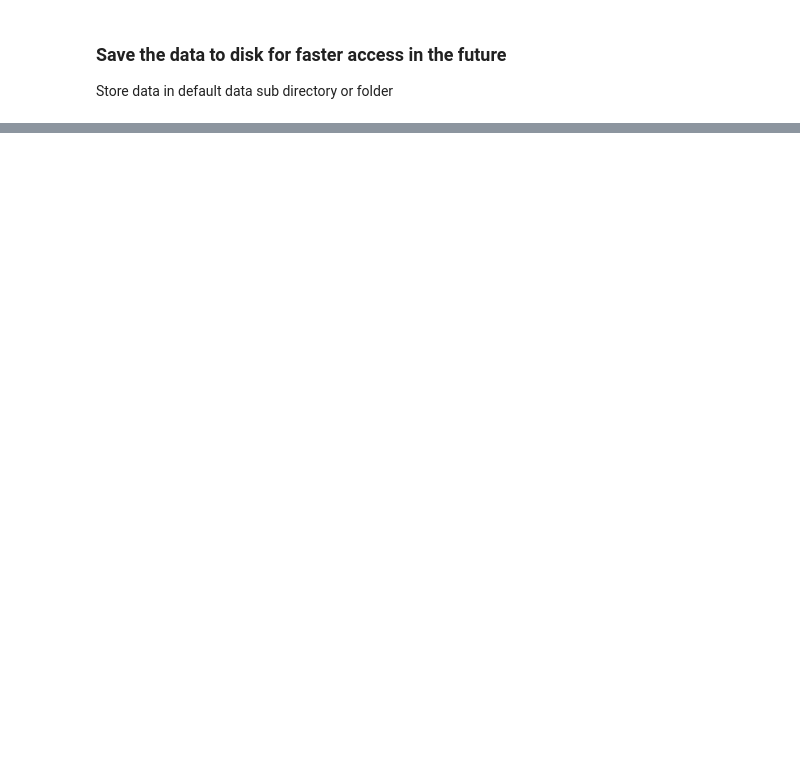
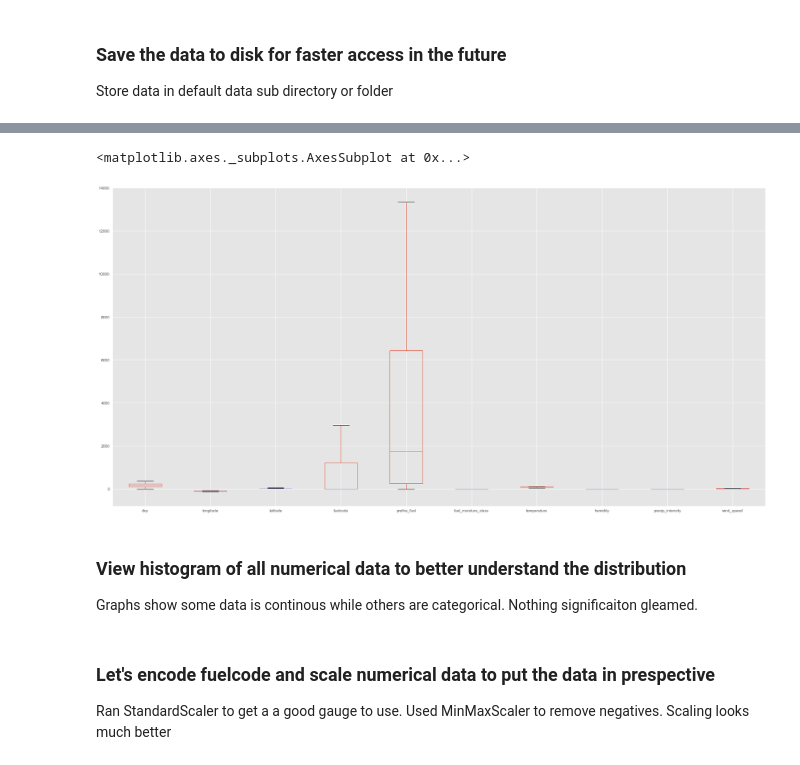
Before and after one commit to NahidGithub/Predicting-Wildfires, a Jupyter notebook: notebooks/Feature_Evaluation_Emissions_Data.ipynb, the cells around one changed output, grey strips where cells are left out. Saved outputs shown, nothing was run; the diff lists cells and outputs as text; code cells hidden in the pictures; blank space fills up the shorter version.

```diff
--- a/notebooks/Feature_Evaluation_Emissions_Data.ipynb
+++ b/notebooks/Feature_Evaluation_Emissions_Data.ipynb
@@ -355,0 +94,3 @@ visualizer.show()           # Finalize and render the figure
+# %%
+#Read the data from disk for faster access
+df_emissions = pd.read_csv('data/BSEV_Model_June13.csv').sample(100000)
@@ -355,0 +105,2 @@ visualizer.show()           # Finalize and render the figure
+# %%
+df_emissions = df_emissions.drop(columns=['Unnamed: 0', 'id', 'year','cluster_reference'])
@@ -355,0 +224,12 @@ visualizer.show()           # Finalize and render the figure
+# %%
+#draw box plot of see range of the data
+import matplotlib
+matplotlib.style.use('ggplot')
+df_emissions.plot(kind='box',figsize=(30,15))
+# %% [output]
+<matplotlib.axes._subplots.AxesSubplot at 0x...>
+[figure, added]
+# %% [markdown]
+### View histogram of all numerical data to better understand the distribution
+Graphs show some data is continous while others are categorical.
+Nothing significaiton gleamed.
@@ -355,0 +243,4 @@ visualizer.show()           # Finalize and render the figure
+# %% [markdown]
+### Let's encode fuelcode and scale numerical data to put the data in prespective
+Ran StandardScaler to get a a good gauge to use. Used MinMaxScaler to remove negatives.
+Scaling looks much better
```
Also changed, not shown: parts of 84 cells of this notebook.
